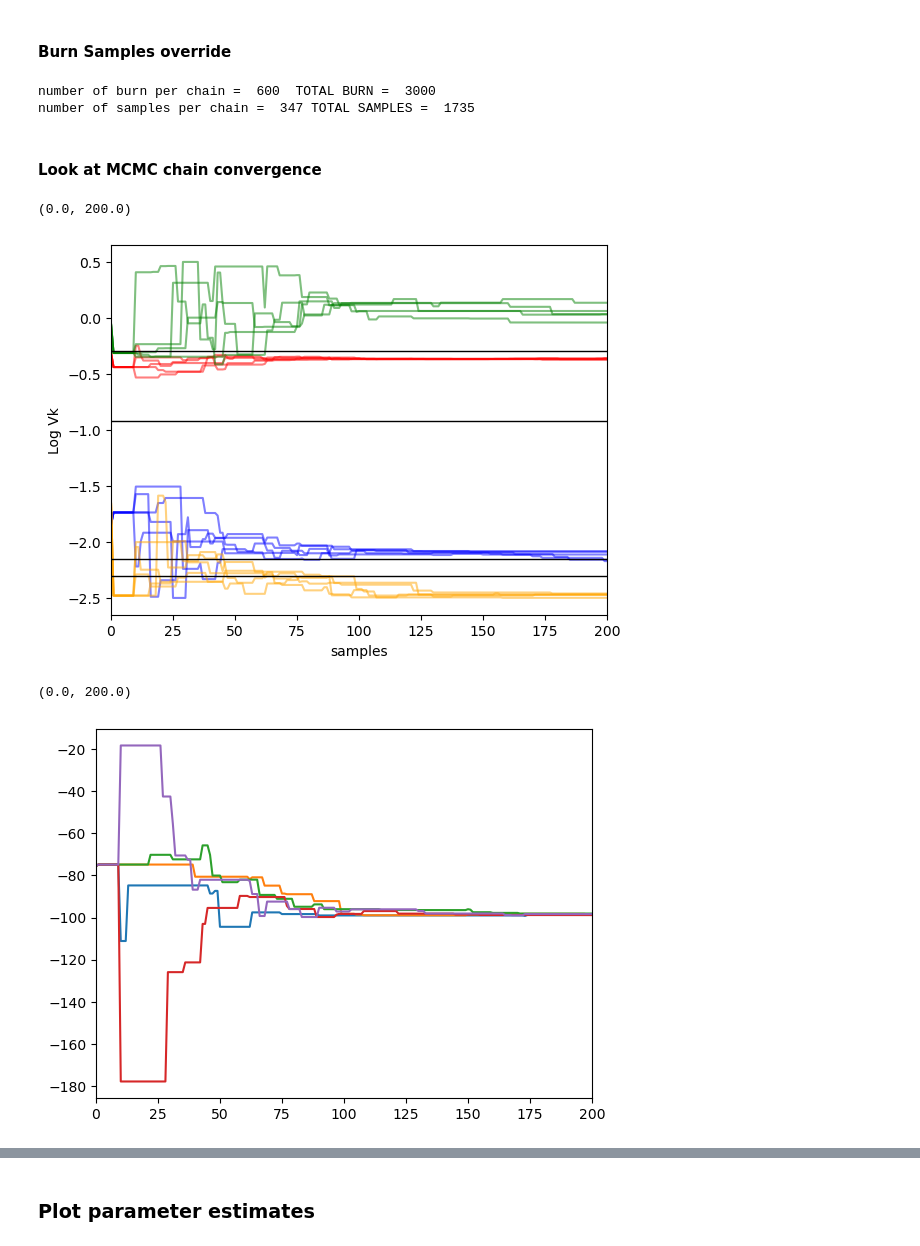
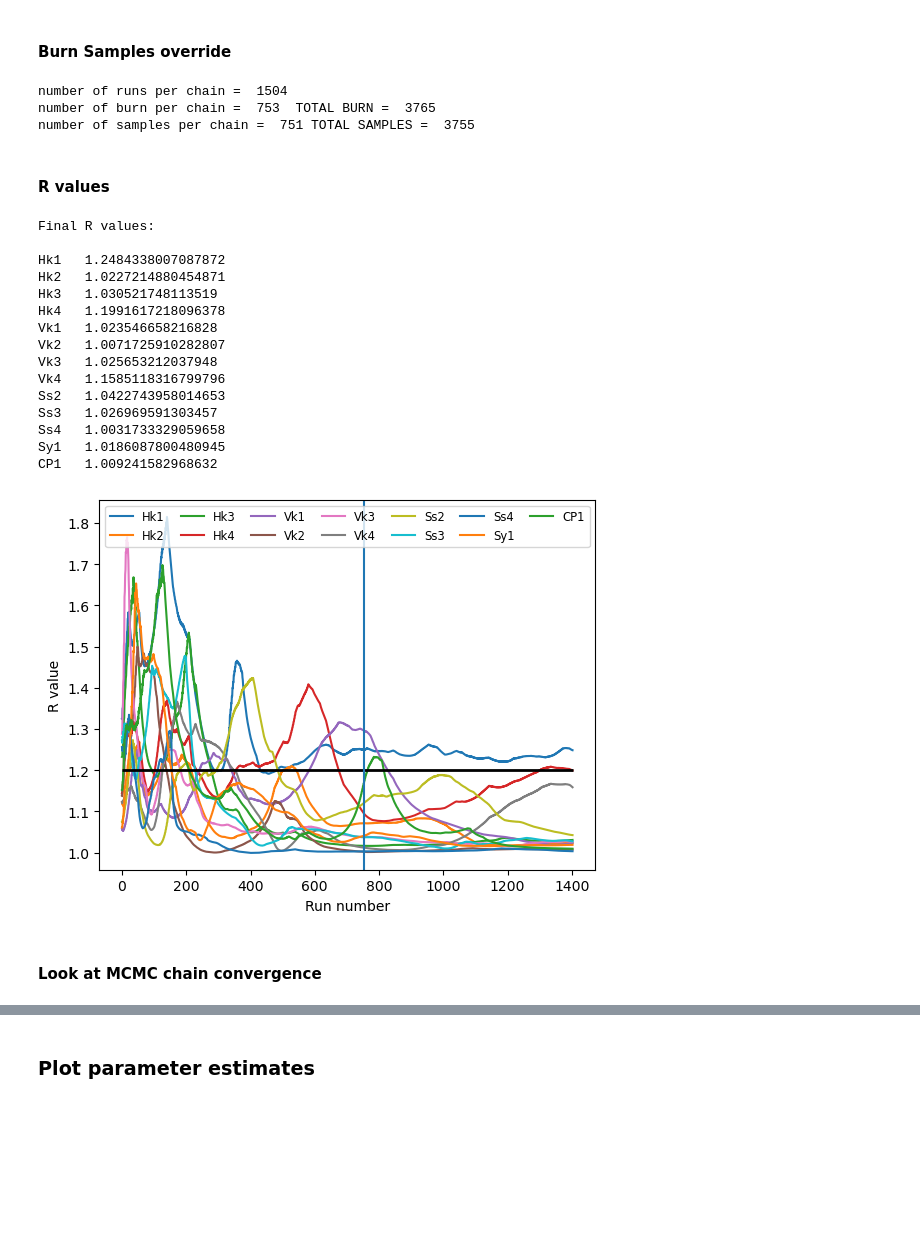
Before and after one commit to kerrybardot/loop_to_flopy, a Jupyter notebook: scripts_for_paper/inverse_MCMC_processing.ipynb, the cells around one changed output, grey strips where cells are left out. Saved outputs shown, nothing was run; the diff lists cells and outputs as text; code cells hidden in the pictures; blank space fills up the shorter version.

```diff
--- a/scripts_for_paper/inverse_MCMC_processing.ipynb
+++ b/scripts_for_paper/inverse_MCMC_processing.ipynb
@@ -128,37 +125,55 @@ ref_results shape (5, 3, 42)
 # %% [markdown]
 #### Burn Samples override
 # %%
-nburn = 600 # Override original burns based on convergence graphs
+nruns = dream_pars.shape[1]
+nburn = int(nruns/2)+1 # Override original burns based on convergence graphs
 nsamples = dream_pars.shape[1] - nburn
+print('number of runs per chain = ', nruns)
 print('number of burn per chain = ', nburn, ' TOTAL BURN = ', nchains * nburn)
 print('number of samples per chain = ', nsamples, 'TOTAL SAMPLES = ', nchains * nsamples)
 # %% [output]
-number of burn per chain =  600  TOTAL BURN =  3000
-number of samples per chain =  347 TOTAL SAMPLES =  1735
+number of runs per chain =  1504
+number of burn per chain =  753  TOTAL BURN =  3765
+number of samples per chain =  751 TOTAL SAMPLES =  3755
+# %% [markdown]
+#### R values
+# %%
+labels = ['Hk1', 'Hk2', 'Hk3', 'Hk4', 'Vk1', 'Vk2', 'Vk3', 'Vk4', 'Ss2', 'Ss3', 'Ss4', 'Sy1', 'CP1']
+
+pickleoff = open(results_folder + 'R_values.pkl','rb')
+R = pickle.load(pickleoff)
+pickleoff.close()
+Rall = list(zip(*R))
+for i in range(len(Rall)):
+    plt.plot(Rall[i])
+plt.ylabel('R value')
+plt.xlabel('Run number')
+plt.legend(labels = labels , fontsize = 'small', loc = 'upper center', ncols = 7, mode = 'expand', )
+plt.hlines(y = 1.2, xmin = 0, xmax = len(Rall[0]), color = 'black', lw = 2)
+plt.axvline(nburn)
+
+print("Final R values: \n")
+for i, n in enumerate(R[-1]):
+    print(labels[i], ' ', R[-1][i])
+# %% [output]
+Final R values:
+
+Hk1   1.2484338007087872
+Hk2   1.0227214880454871
+Hk3   1.030521748113519
+Hk4   1.1991617218096378
+Vk1   1.023546658216828
+Vk2   1.0071725910282807
+Vk3   1.025653212037948
+Vk4   1.1585118316799796
+Ss2   1.0422743958014653
+Ss3   1.026969591303457
+Ss4   1.0031733329059658
+Sy1   1.0186087800480945
+CP1   1.009241582968632
+[figure, added]
 # %% [markdown]
 #### Look at MCMC chain convergence
-# %%
-ax = plt.subplot(111)
-for i in range(4,8):
-    for j in range(nchains):
-        plt.plot(dream_pars[j,:,i], color = colors[i-4], ms=0.2, alpha = 0.5)
-for n, i in enumerate(vk_ref):
-    plt.plot((0, nburn+nsamples),(logfunc(i), logfunc(i)), color = 'black', lw = 1)
-    ax.annotate(f'Vk (Unit {n+1})', (nburn, logfunc(i)), c='black', size = 10)
-plt.xlabel('samples')
-plt.ylabel('Log Vk')
-plt.axvline(nburn)
-plt.xlim([0,200])
-# %% [output]
-(0.0, 200.0)
-[figure, removed]
-# %%
-for j in range(5):
-    plt.plot(dream_pars[j,:,12])
-plt.xlim([0,200])
-# %% [output]
-(0.0, 200.0)
-[figure, removed]
 # %%
 colors = ['red', 'blue','green', 'orange']
 
```
Also changed, not shown: parts of 14 cells of this notebook, 11 other files.
